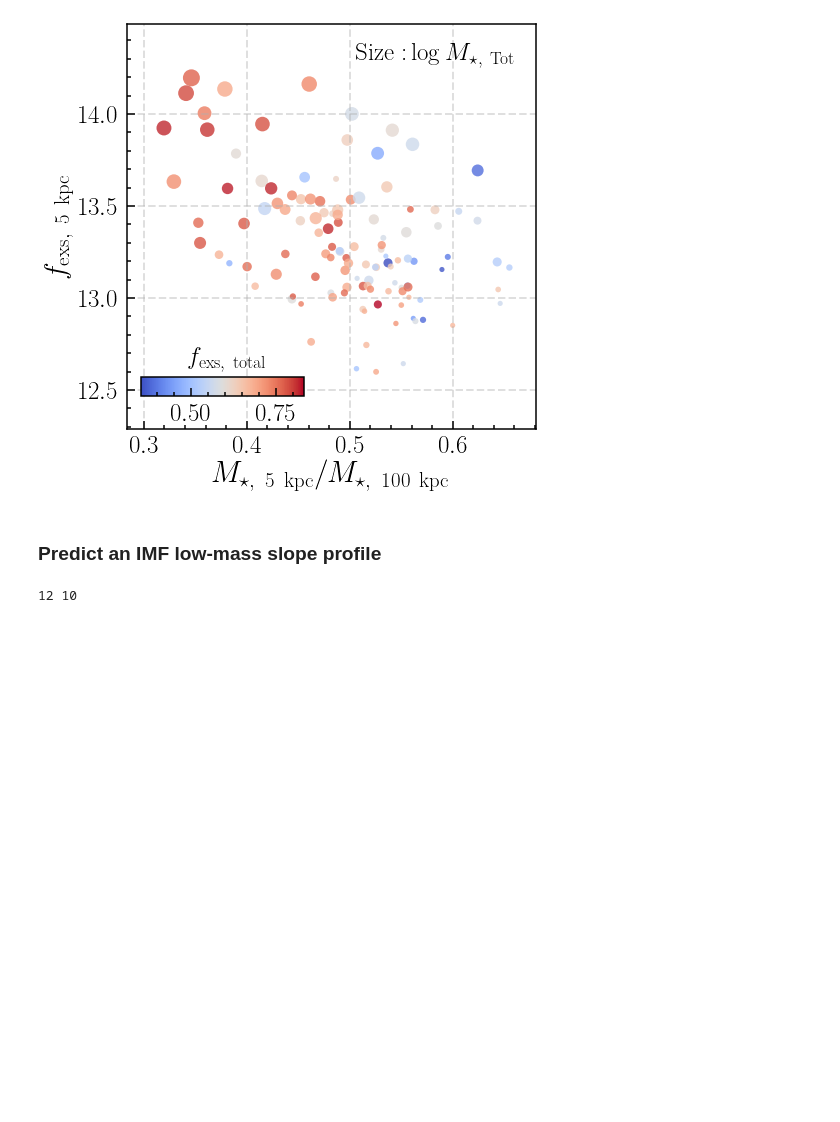
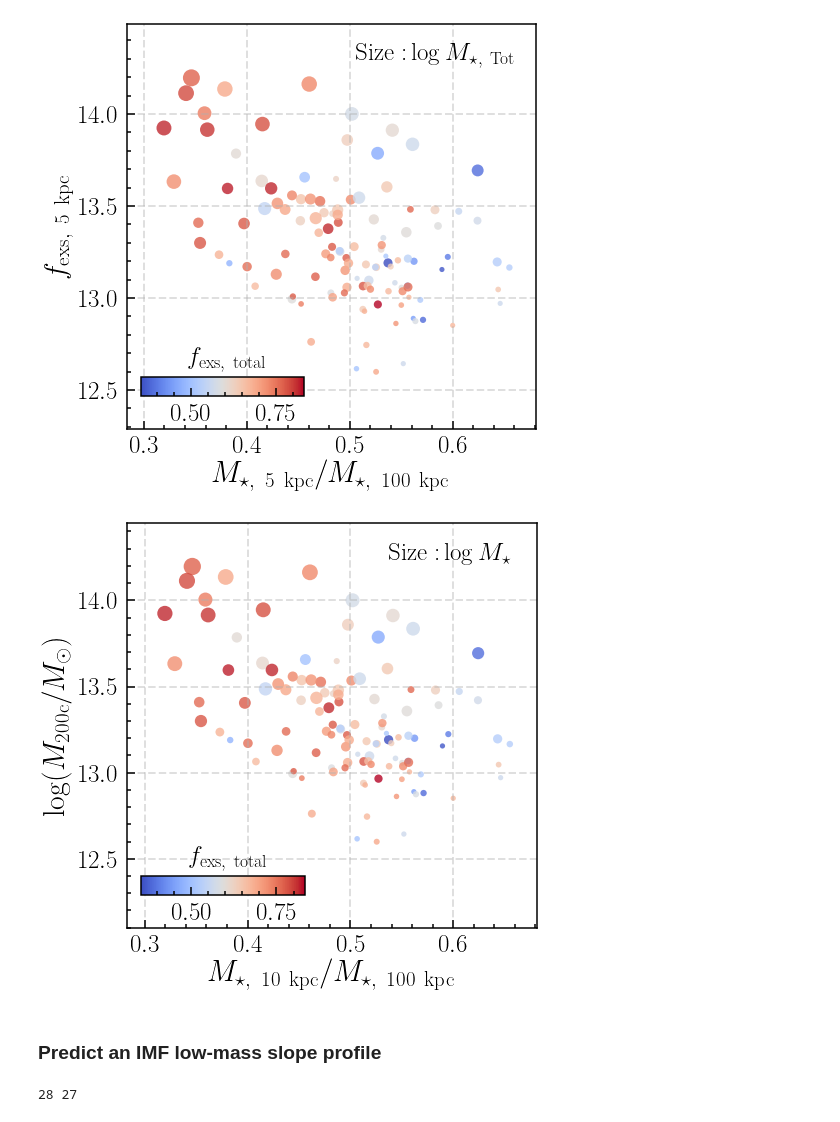
Before and after one commit to dr-guangtou/riker, a Jupyter notebook: demo/tng_m100_m10_exsitu.ipynb, the cells around one changed output. Cells and saved outputs as stored; diff of their text form; code cells hidden in the pictures; blank space fills up the shorter version.

```diff
--- a/demo/tng_m100_m10_exsitu.ipynb
+++ b/demo/tng_m100_m10_exsitu.ipynb
@@ -338,6 +338,34 @@ _ = ax1.set_xlabel(r'$M_{\star,\ 5\ \rm kpc} / M_{\star,\ 100\ \rm kpc}$', fonts
 _ = ax1.set_ylabel(r'$f_{\rm exs,\ 5\ kpc}$', fontsize=30)
 # %% [output]
 [figure]
+# %%
+fig_1 = plt.figure(figsize=(6.5, 6.5))
+fig_1.subplots_adjust(left=0.12, right=0.995, bottom=0.13,
+                      top=0.995, wspace=0.00, hspace=0.00)
+ax1 = fig_1.add_subplot(111)
+
+ax1.grid(linestyle='--', linewidth=2, alpha=0.4, zorder=0)
+
+SC = ax1.scatter(
+    exsitu_use['fmass_10'], exsitu_use['logmh'],
+    s=(exsitu_use['logms'] - 11.30) * 260, alpha=0.8,
+    c=exsitu_use['fexs_tot'], edgecolor='none', cmap='coolwarm')
+
+# Colorbar
+cax = fig_1.add_axes([0.15, 0.20, 0.35, 0.04])
+cbar = plt.colorbar(SC, cax=cax, orientation='horizontal')
+cbar.solids.set_edgecolor("face")
+
+ax1.text(0.64, 0.90, r'${\rm Size:}\log M_{\star}$', transform=ax1.transAxes, size=25)
+ax1.text(0.15, 0.15, r'$f_{\rm exs,\ total}$', transform=ax1.transAxes, size=25)
+
+#_ = ax1.set_xlim(11.38, 12.41)
+_ = ax1.set_ylim(12.10, 14.45)
+
+_ = ax1.set_xlabel(r'$M_{\star,\ 10\ \rm kpc} / M_{\star,\ 100\ \rm kpc}$', fontsize=30)
+_ = ax1.set_ylabel(r'$\log (M_{200 \rm c}/M_{\odot})$', fontsize=30)
+# %% [output]
+[figure, added]
 # %% [markdown]
 ### Predict an IMF low-mass slope profile
 # %%
@@ -354,12 +382,12 @@ def predict_imf_alpha(gal, alpha_ins=2.6, alpha_exs=1.5,
 
     return alpha_prof
 # %%
-exsitu_low = exsitu_use[exsitu_use['fmass_10'] > 0.58]
-exsitu_upp = exsitu_use[exsitu_use['fmass_10'] < 0.38]
+exsitu_low = exsitu_use[exsitu_use['fmass_10'] > 0.55]
+exsitu_upp = exsitu_use[exsitu_use['fmass_10'] < 0.45]
 
 print(len(exsitu_low), len(exsitu_upp))
 # %% [output]
-12 10
+28 27
 # %%
 exsitu_low_alpha = np.median([predict_imf_alpha(gal) for gal in exsitu_low], axis=0)
 exsitu_upp_alpha = np.median([predict_imf_alpha(gal) for gal in exsitu_upp], axis=0)
```
Also changed, not shown: parts of 1 cell of this notebook, 2 other files.
